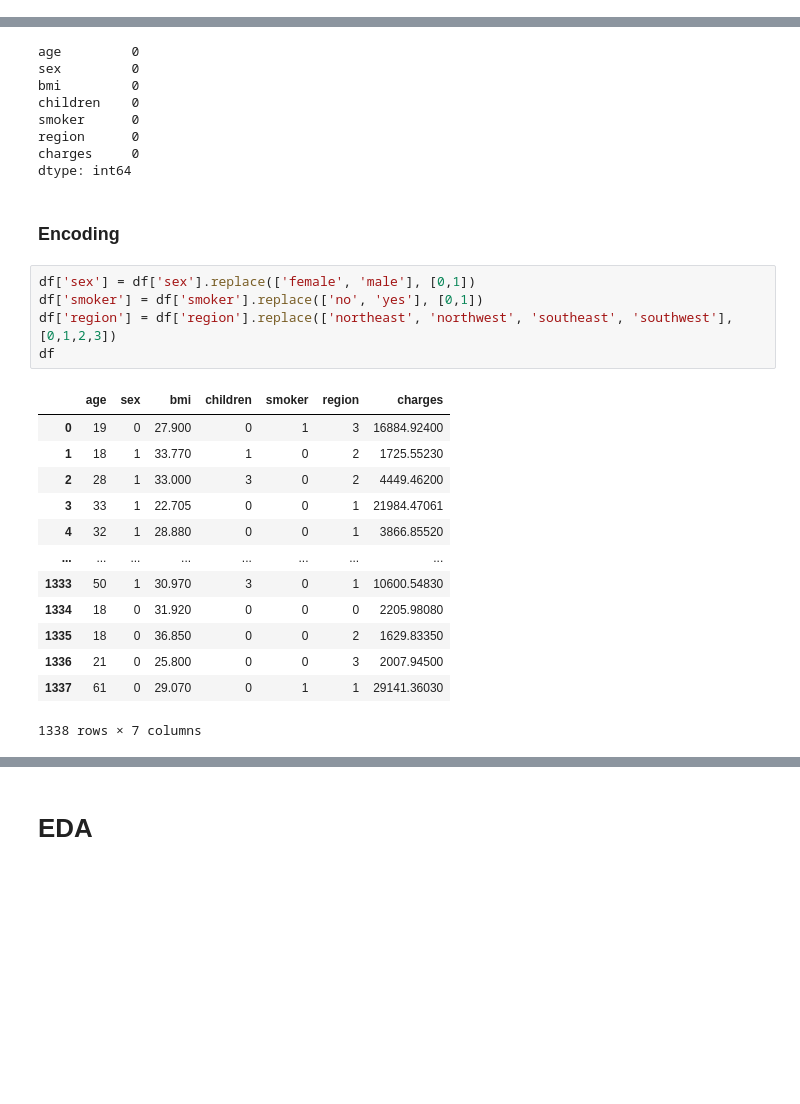
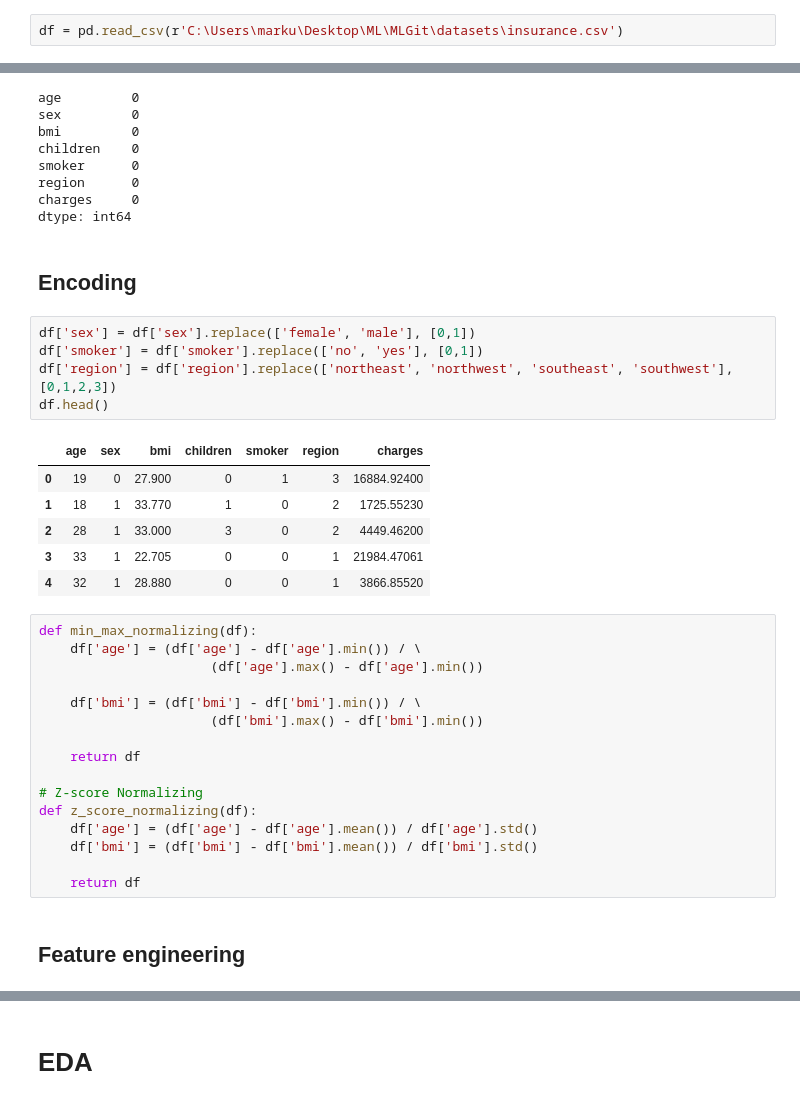
Before and after one commit to Markuski2023/MLGit, a Jupyter notebook: notebooksEDA/regression.ipynb, the cells around one changed output, grey strips where cells are left out. Saved outputs shown, nothing was run; the diff lists cells and outputs as text; blank space fills up the shorter version.

```diff
--- a/notebooksEDA/regression.ipynb
+++ b/notebooksEDA/regression.ipynb
@@ -34,3 +6,5 @@ df = pd.read_csv('insurance.csv')
+# %%
+df = pd.read_csv(r'C:\Users\marku\Desktop\ML\MLGit\datasets\insurance.csv')
 # %%
 df.shape
 # %% [output]
@@ -100,25 +74,36 @@ region      0
 charges     0
 dtype: int64
 # %% [markdown]
-### Encoding
+## Encoding
 # %%
 df['sex'] = df['sex'].replace(['female', 'male'], [0,1])
 df['smoker'] = df['smoker'].replace(['no', 'yes'], [0,1])
 df['region'] = df['region'].replace(['northeast', 'northwest', 'southeast', 'southwest'], [0,1,2,3])
-df
+df.head()
 # %% [output]
 |  | age | sex | bmi | children | smoker | region | charges |
 | 0 | 19 | 0 | 27.900 | 0 | 1 | 3 | 16884.92400 |
 | 1 | 18 | 1 | 33.770 | 1 | 0 | 2 | 1725.55230 |
 | 2 | 28 | 1 | 33.000 | 3 | 0 | 2 | 4449.46200 |
 | 3 | 33 | 1 | 22.705 | 0 | 0 | 1 | 21984.47061 |
 | 4 | 32 | 1 | 28.880 | 0 | 0 | 1 | 3866.85520 |
-| ... | ... | ... | ... | ... | ... | ... | ... |
-| 1333 | 50 | 1 | 30.970 | 3 | 0 | 1 | 10600.54830 |
-| 1334 | 18 | 0 | 31.920 | 0 | 0 | 0 | 2205.98080 |
-| 1335 | 18 | 0 | 36.850 | 0 | 0 | 2 | 1629.83350 |
-| 1336 | 21 | 0 | 25.800 | 0 | 0 | 3 | 2007.94500 |
-| 1337 | 61 | 0 | 29.070 | 0 | 1 | 1 | 29141.36030 |
-1338 rows × 7 columns
+# %%
+def min_max_normalizing(df):
+    df['age'] = (df['age'] - df['age'].min()) / \
+                      (df['age'].max() - df['age'].min())
+
+    df['bmi'] = (df['bmi'] - df['bmi'].min()) / \
+                      (df['bmi'].max() - df['bmi'].min())
+
+    return df
+
+# Z-score Normalizing
+def z_score_normalizing(df):
+    df['age'] = (df['age'] - df['age'].mean()) / df['age'].std()
+    df['bmi'] = (df['bmi'] - df['bmi'].mean()) / df['bmi'].std()
+
+    return df
+# %% [markdown]
+## Feature engineering
 # %%
 # Idea I got from a Titanic notebook, but looks like a common practice: https://www.kaggle.com/code/sinakhorami/titanic-best-working-classifier
```
Also changed, not shown: parts of 6 cells of this notebook, 28 other files.
